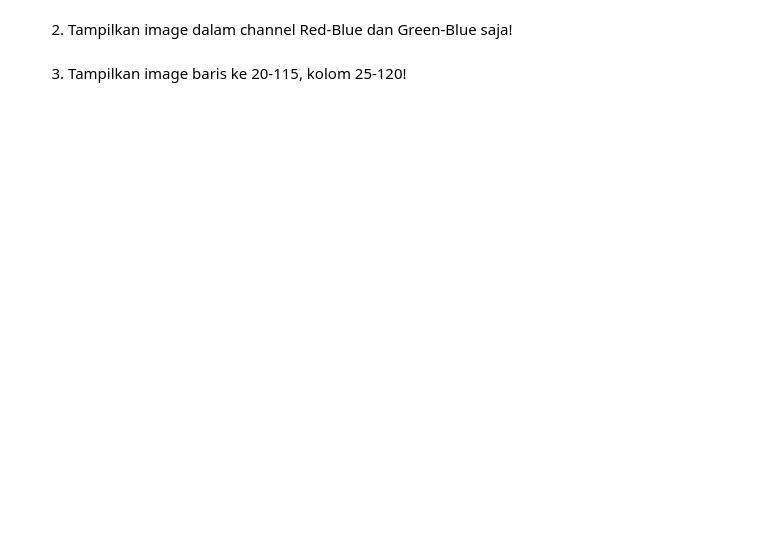
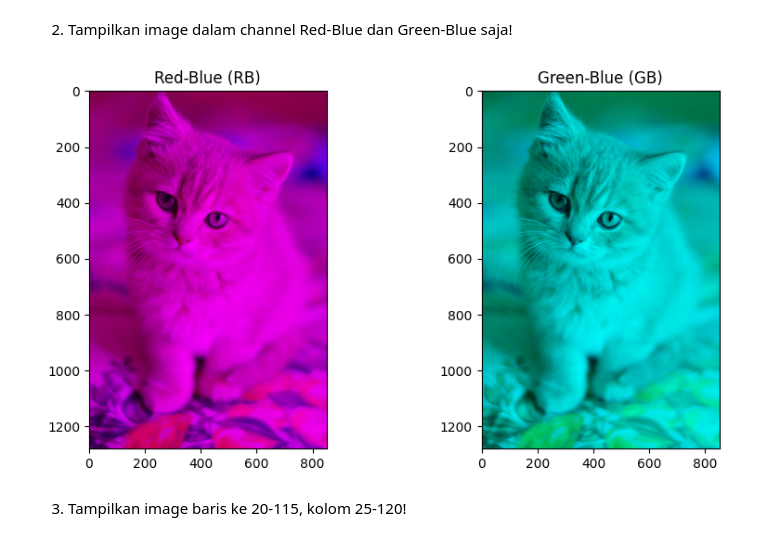
Before and after one commit to jihankaruniaa/PCVK_Ganjil_2024, a Jupyter notebook: Modul_2.ipynb, the cells around one changed output. Cells and saved outputs as stored; diff of their text form; code cells hidden in the pictures; blank space fills up the shorter version.

```diff
--- a/Modul_2.ipynb
+++ b/Modul_2.ipynb
@@ -204,4 +227,34 @@ berikut
 # %% [markdown]
 2. Tampilkan image dalam channel Red-Blue dan Green-Blue saja!
+# %%
+image2 = cv.cvtColor(image, cv.COLOR_BGR2RGB)
+R, G, B = cv.split(image2)
+
+# Membuat gambar Red-Blue (RB)
+RB_image = np.zeros_like(image2)
+RB_image[:, :, 0] = R
+RB_image[:, :, 2] = B
+
+# Membuat gambar Green-Blue (GB)
+GB_image = np.zeros_like(image2)
+GB_image[:, :, 1] = G
+GB_image[:, :, 2] = B
+
+# Menampilkan gambar dengan matplotlib
+plt.figure(figsize=(10,5))
+
+# Gambar Red-Blue (RB)
+plt.subplot(1, 2, 1)
+plt.imshow(RB_image)
+plt.title("Red-Blue (RB)")
+
+# Gambar Green-Blue (GB)
+plt.subplot(1, 2, 2)
+plt.imshow(GB_image)
+plt.title("Green-Blue (GB)")
+
+plt.show()
+# %% [output]
+[figure, added]
 # %% [markdown]
 3. Tampilkan image baris ke 20-115, kolom 25-120!
```
Also changed, not shown: parts of 5 cells of this notebook.
